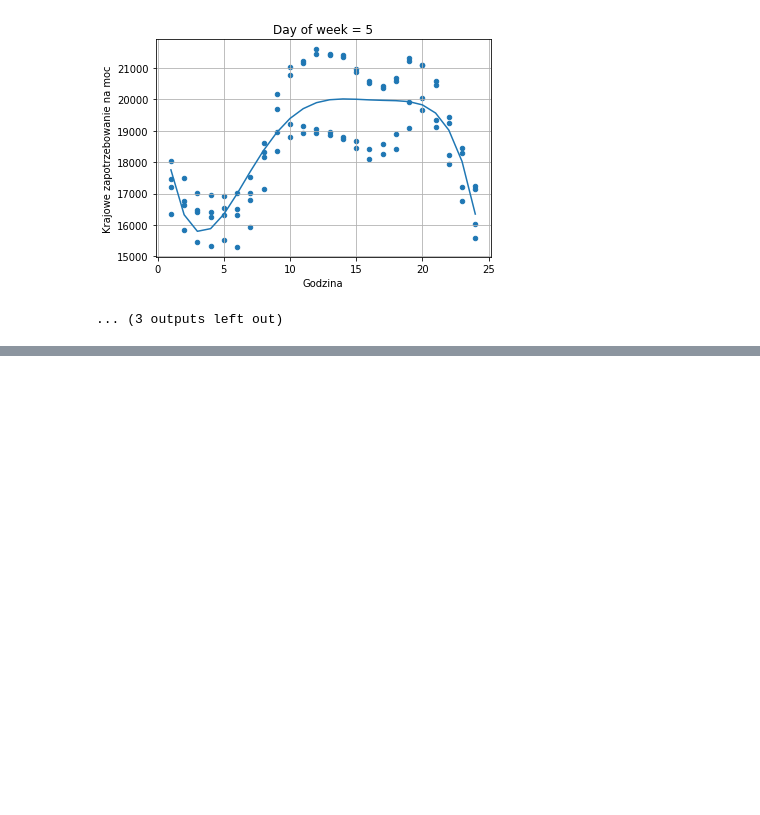
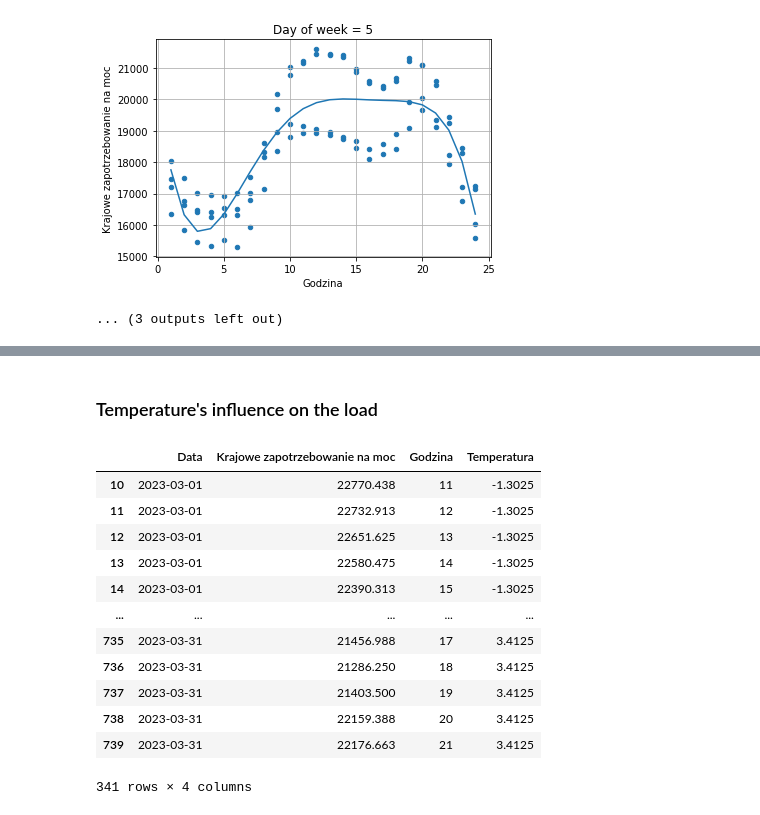
Before and after one commit to pilarskimarcin/ProjektDataAnalytics, a Jupyter notebook: model.ipynb, the cells around one changed output, grey strips where cells are left out. Drawn from its saved outputs; the diff is of its cells as text; code cells hidden in the pictures; blank space fills up the shorter version.

Commit message:
Trying to see the influence of temperature

```diff
--- a/model.ipynb
+++ b/model.ipynb
@@ -207,0 +209,24 @@ RMSE = 942.2353318044032
+# %% [markdown]
+### Temperature's influence on the load
+# %%
+data2 = df_zapotrzebowanie[["Data", "Krajowe zapotrzebowanie na moc", "Godzina"]]
+data2 = data2[data2["Godzina"].between(11, 21)]
+data2.insert(len(data2.columns), "Temperatura", [
+    df_pogoda.loc[df_pogoda.index == df_zapotrzebowanie.iloc[i]["Data"]]["Temperatura"].values[0] for i in range(len(data2))
+    ])
+data2["Temperatura"]
+data2
+# %% [output]
+|  | Data | Krajowe zapotrzebowanie na moc | Godzina | Temperatura |
+| 10 | 2023-03-01 | 22770.438 | 11 | -1.3025 |
+| 11 | 2023-03-01 | 22732.913 | 12 | -1.3025 |
+| 12 | 2023-03-01 | 22651.625 | 13 | -1.3025 |
+| 13 | 2023-03-01 | 22580.475 | 14 | -1.3025 |
+| 14 | 2023-03-01 | 22390.313 | 15 | -1.3025 |
+| ... | ... | ... | ... | ... |
+| 735 | 2023-03-31 | 21456.988 | 17 | 3.4125 |
+| 736 | 2023-03-31 | 21286.250 | 18 | 3.4125 |
+| 737 | 2023-03-31 | 21403.500 | 19 | 3.4125 |
+| 738 | 2023-03-31 | 22159.388 | 20 | 3.4125 |
+| 739 | 2023-03-31 | 22176.663 | 21 | 3.4125 |
+341 rows × 4 columns
```
Also changed, not shown: parts of 13 cells of this notebook.
